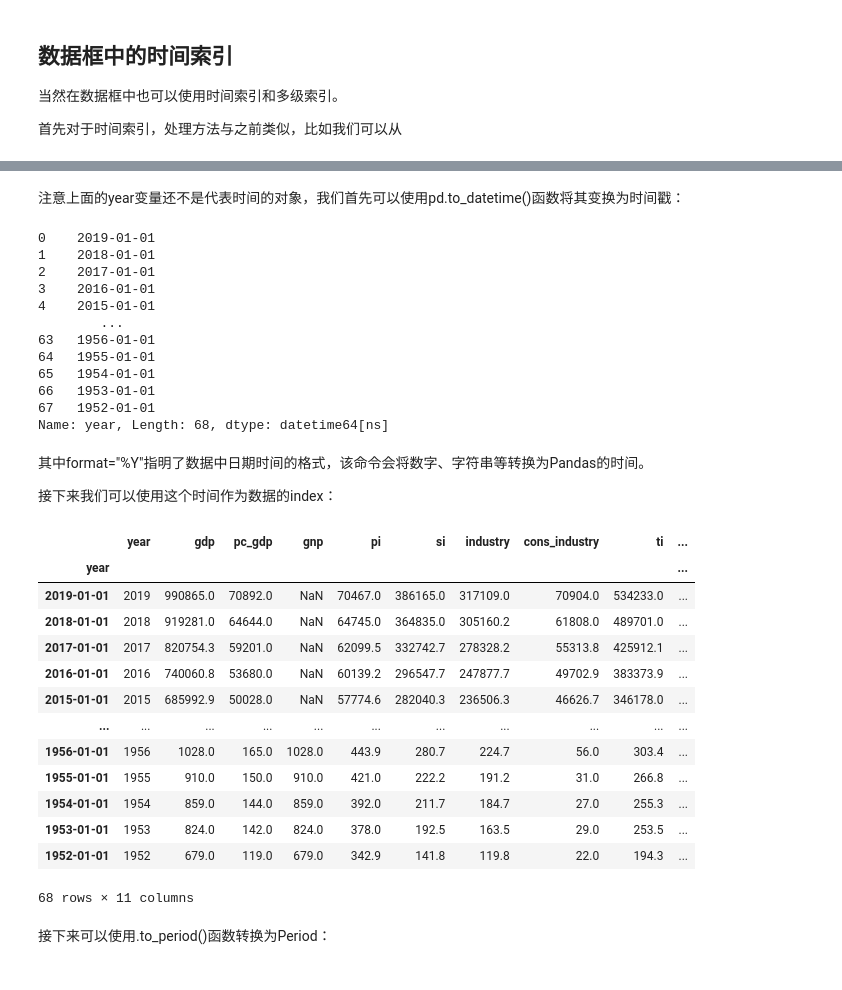
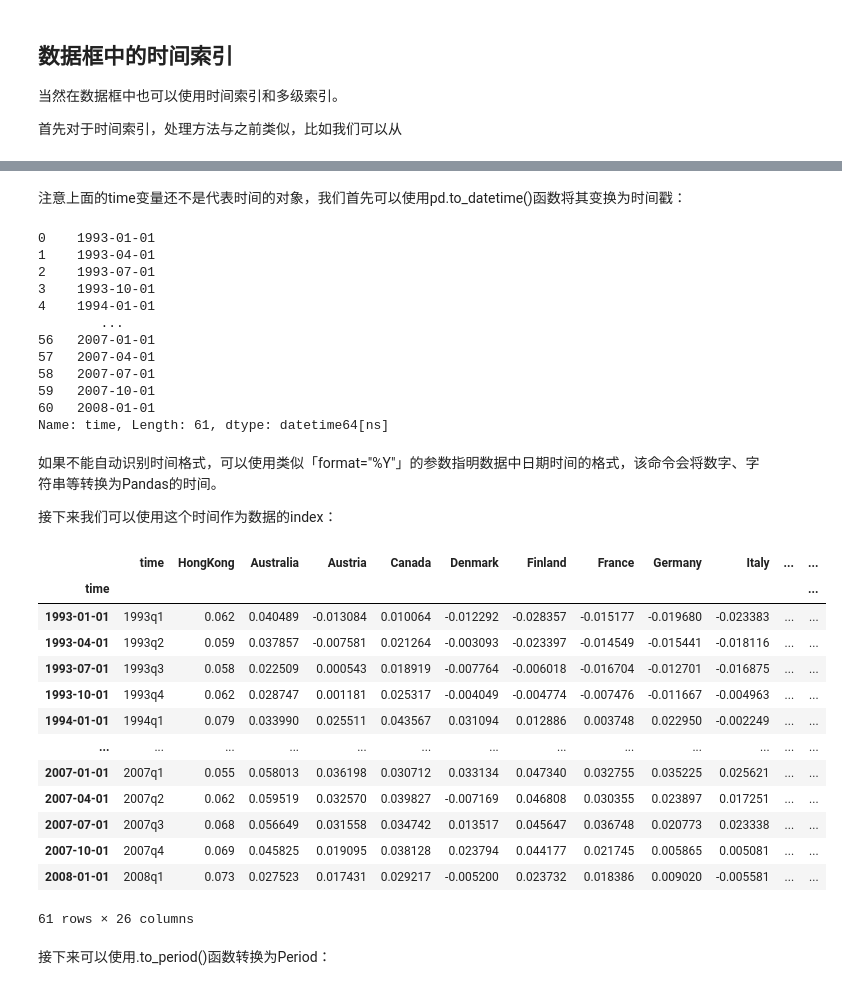
Before and after one commit to sijichun/PythonTutor, a Jupyter notebook: T7_pandas.ipynb, the cells around one changed output, grey strips where cells are left out. Cells and saved outputs as stored; diff of their text form; code cells hidden in the pictures.

```diff
--- a/T7_pandas.ipynb
+++ b/T7_pandas.ipynb
@@ -903,0 +917,3 @@ gdp.head()
+# %%
+hcw=pd.read_csv("csv/hcw.csv")
+hcw.head()
@@ -904,43 +928,43 @@ gdp.head()
 # %% [markdown]
-注意上面的year变量还不是代表时间的对象，我们首先可以使用pd.to_datetime()函数将其变换为时间戳：
+注意上面的time变量还不是代表时间的对象，我们首先可以使用pd.to_datetime()函数将其变换为时间戳：
 # %%
-tstamp=pd.to_datetime(gdp['year'], format='%Y')
+tstamp=pd.to_datetime(hcw['time'])
 tstamp
 # %% [output]
-0    2019-01-01
-1    2018-01-01
-2    2017-01-01
-3    2016-01-01
-4    2015-01-01
+0    1993-01-01
+1    1993-04-01
+2    1993-07-01
+3    1993-10-01
+4    1994-01-01
         ...
-63   1956-01-01
-64   1955-01-01
-65   1954-01-01
-66   1953-01-01
-67   1952-01-01
-Name: year, Length: 68, dtype: datetime64[ns]
+56   2007-01-01
+57   2007-04-01
+58   2007-07-01
+59   2007-10-01
+60   2008-01-01
+Name: time, Length: 61, dtype: datetime64[ns]
 # %% [markdown]
-其中format="%Y"指明了数据中日期时间的格式，该命令会将数字、字符串等转换为Pandas的时间。
+如果不能自动识别时间格式，可以使用类似「format="%Y"」的参数指明数据中日期时间的格式，该命令会将数字、字符串等转换为Pandas的时间。
 
 接下来我们可以使用这个时间作为数据的index：
-# %%
-gdp_new=gdp.set_index(tstamp)
-gdp_new
-# %% [output]
-|  | year | gdp | pc_gdp | gnp | pi | si | industry | cons_industry | ti | ... |
-| year |  |  |  |  |  |  |  |  |  | ... |
-| 2019-01-01 | 2019 | 990865.0 | 70892.0 | NaN | 70467.0 | 386165.0 | 317109.0 | 70904.0 | 534233.0 | ... |
-| 2018-01-01 | 2018 | 919281.0 | 64644.0 | NaN | 64745.0 | 364835.0 | 305160.2 | 61808.0 | 489701.0 | ... |
-| 2017-01-01 | 2017 | 820754.3 | 59201.0 | NaN | 62099.5 | 332742.7 | 278328.2 | 55313.8 | 425912.1 | ... |
-| 2016-01-01 | 2016 | 740060.8 | 53680.0 | NaN | 60139.2 | 296547.7 | 247877.7 | 49702.9 | 383373.9 | ... |
-| 2015-01-01 | 2015 | 685992.9 | 50028.0 | NaN | 57774.6 | 282040.3 | 236506.3 | 46626.7 | 346178.0 | ... |
-| ... | ... | ... | ... | ... | ... | ... | ... | ... | ... | ... |
-| 1956-01-01 | 1956 | 1028.0 | 165.0 | 1028.0 | 443.9 | 280.7 | 224.7 | 56.0 | 303.4 | ... |
-| 1955-01-01 | 1955 | 910.0 | 150.0 | 910.0 | 421.0 | 222.2 | 191.2 | 31.0 | 266.8 | ... |
-| 1954-01-01 | 1954 | 859.0 | 144.0 | 859.0 | 392.0 | 211.7 | 184.7 | 27.0 | 255.3 | ... |
-| 1953-01-01 | 1953 | 824.0 | 142.0 | 824.0 | 378.0 | 192.5 | 163.5 | 29.0 | 253.5 | ... |
-| 1952-01-01 | 1952 | 679.0 | 119.0 | 679.0 | 342.9 | 141.8 | 119.8 | 22.0 | 194.3 | ... |
-68 rows × 11 columns
+# %%
+hcw_new=hcw.set_index(tstamp)
+hcw_new
+# %% [output]
+|  | time | HongKong | Australia | Austria | Canada | Denmark | Finland | France | Germany | Italy | ... | ... |
+| time |  |  |  |  |  |  |  |  |  |  |  | ... |
+| 1993-01-01 | 1993q1 | 0.062 | 0.040489 | -0.013084 | 0.010064 | -0.012292 | -0.028357 | -0.015177 | -0.019680 | -0.023383 | ... | ... |
+| 1993-04-01 | 1993q2 | 0.059 | 0.037857 | -0.007581 | 0.021264 | -0.003093 | -0.023397 | -0.014549 | -0.015441 | -0.018116 | ... | ... |
+| 1993-07-01 | 1993q3 | 0.058 | 0.022509 | 0.000543 | 0.018919 | -0.007764 | -0.006018 | -0.016704 | -0.012701 | -0.016875 | ... | ... |
+| 1993-10-01 | 1993q4 | 0.062 | 0.028747 | 0.001181 | 0.025317 | -0.004049 | -0.004774 | -0.007476 | -0.011667 | -0.004963 | ... | ... |
+| 1994-01-01 | 1994q1 | 0.079 | 0.033990 | 0.025511 | 0.043567 | 0.031094 | 0.012886 | 0.003748 | 0.022950 | -0.002249 | ... | ... |
+| ... | ... | ... | ... | ... | ... | ... | ... | ... | ... | ... | ... | ... |
+| 2007-01-01 | 2007q1 | 0.055 | 0.058013 | 0.036198 | 0.030712 | 0.033134 | 0.047340 | 0.032755 | 0.035225 | 0.025621 | ... | ... |
+| 2007-04-01 | 2007q2 | 0.062 | 0.059519 | 0.032570 | 0.039827 | -0.007169 | 0.046808 | 0.030355 | 0.023897 | 0.017251 | ... | ... |
+| 2007-07-01 | 2007q3 | 0.068 | 0.056649 | 0.031558 | 0.034742 | 0.013517 | 0.045647 | 0.036748 | 0.020773 | 0.023338 | ... | ... |
+| 2007-10-01 | 2007q4 | 0.069 | 0.045825 | 0.019095 | 0.038128 | 0.023794 | 0.044177 | 0.021745 | 0.005865 | 0.005081 | ... | ... |
+| 2008-01-01 | 2008q1 | 0.073 | 0.027523 | 0.017431 | 0.029217 | -0.005200 | 0.023732 | 0.018386 | 0.009020 | -0.005581 | ... | ... |
+61 rows × 26 columns
 # %% [markdown]
 接下来可以使用.to_period()函数转换为Period：
 # %%
```
Also changed, not shown: parts of 72 cells of this notebook, 4 other files.
